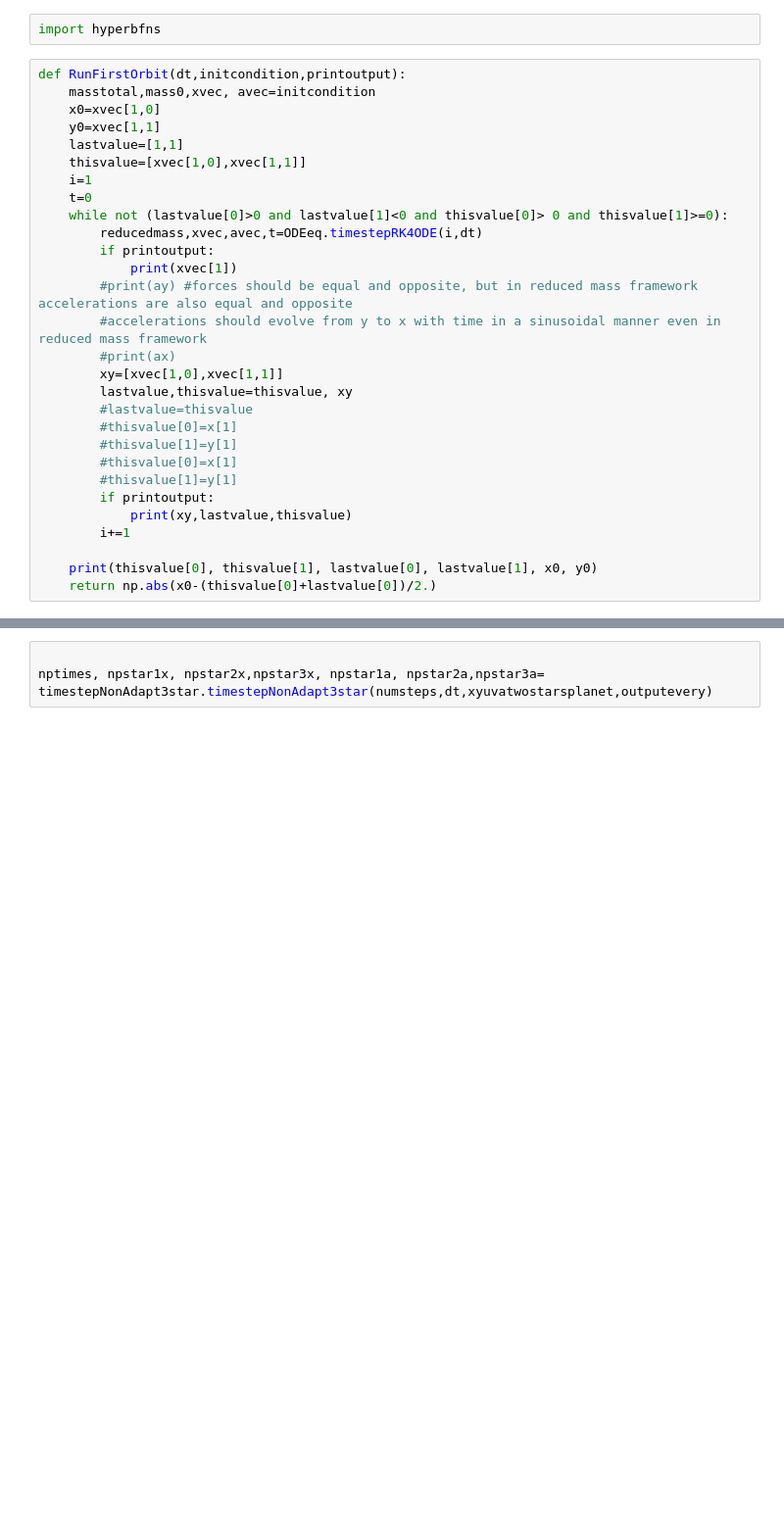
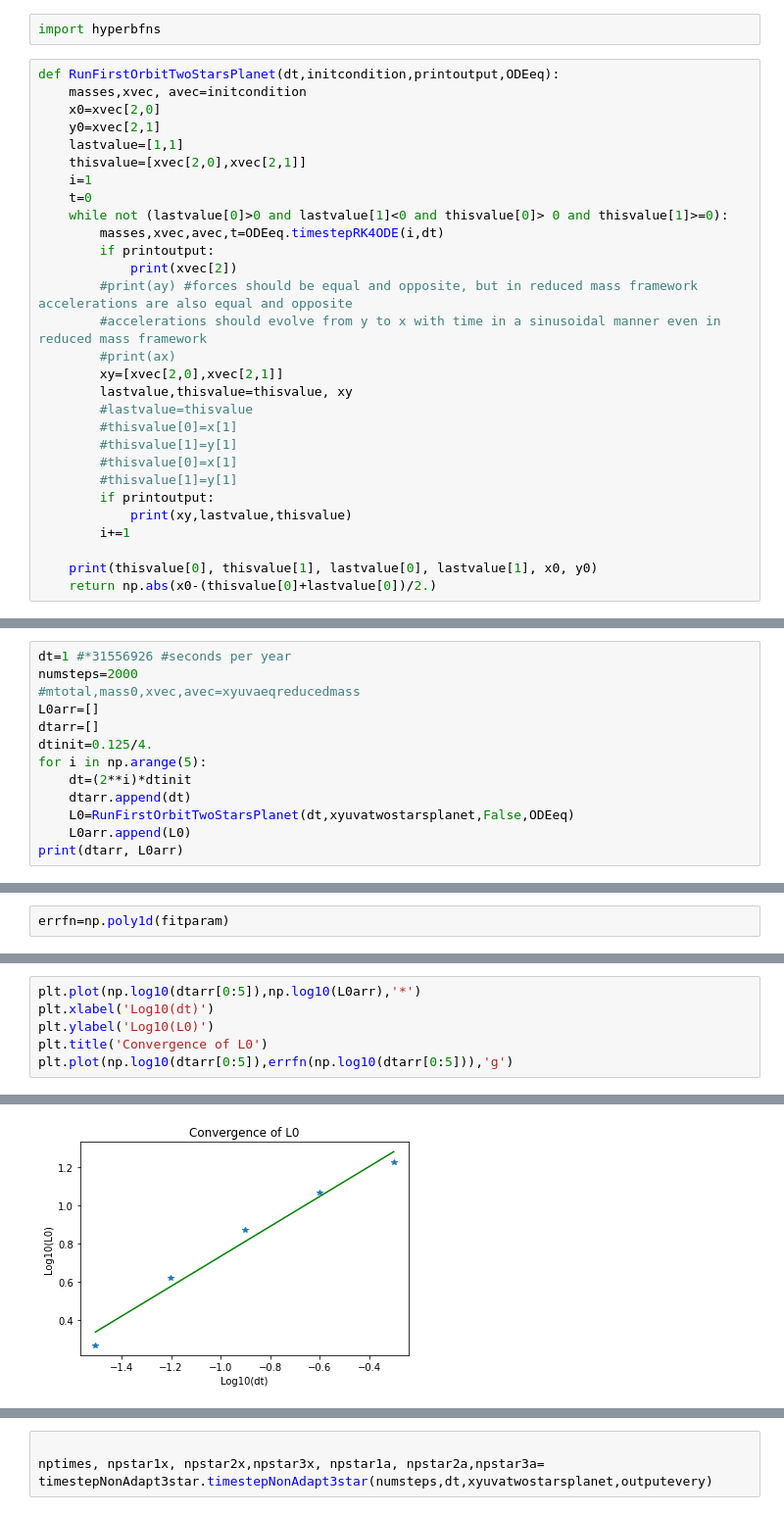
Before and after one commit to sdorsher/ThreeBodyOrbits, a Jupyter notebook: TwoStarsOnePlanet_convergenceTest.ipynb, the cells around one changed output, grey strips where cells are left out. Shown: that part at 98% size. Drawn from its saved outputs; the diff is of its cells as text; blank space fills up the shorter version.

```diff
--- a/TwoStarsOnePlanet_convergenceTest.ipynb
+++ b/TwoStarsOnePlanet_convergenceTest.ipynb
@@ -132,22 +208,22 @@ import ellipsefns
 # %%
 import hyperbfns
 # %%
-def RunFirstOrbit(dt,initcondition,printoutput):
-    masstotal,mass0,xvec, avec=initcondition
-    x0=xvec[1,0]
-    y0=xvec[1,1]
+def RunFirstOrbitTwoStarsPlanet(dt,initcondition,printoutput,ODEeq):
+    masses,xvec, avec=initcondition
+    x0=xvec[2,0]
+    y0=xvec[2,1]
     lastvalue=[1,1]
-    thisvalue=[xvec[1,0],xvec[1,1]]
+    thisvalue=[xvec[2,0],xvec[2,1]]
     i=1
     t=0
     while not (lastvalue[0]>0 and lastvalue[1]<0 and thisvalue[0]> 0 and thisvalue[1]>=0):
-        reducedmass,xvec,avec,t=ODEeq.timestepRK4ODE(i,dt)
+        masses,xvec,avec,t=ODEeq.timestepRK4ODE(i,dt)
         if printoutput:
-            print(xvec[1])
+            print(xvec[2])
         #print(ay) #forces should be equal and opposite, but in reduced mass framework accelerations are also equal and opposite
         #accelerations should evolve from y to x with time in a sinusoidal manner even in reduced mass framework
         #print(ax)
-        xy=[xvec[1,0],xvec[1,1]]
+        xy=[xvec[2,0],xvec[2,1]]
         lastvalue,thisvalue=thisvalue, xy
         #lastvalue=thisvalue
         #thisvalue[0]=x[1]
@@ -162,0 +247,13 @@ def RunFirstOrbit(dt,initcondition,printoutput):
+# %%
+dt=1 #*31556926 #seconds per year
+numsteps=2000
+#mtotal,mass0,xvec,avec=xyuvaeqreducedmass
+L0arr=[]
+dtarr=[]
+dtinit=0.125/4.
+for i in np.arange(5):
+    dt=(2**i)*dtinit
+    dtarr.append(dt)
+    L0=RunFirstOrbitTwoStarsPlanet(dt,xyuvatwostarsplanet,False,ODEeq)
+    L0arr.append(L0)
+print(dtarr, L0arr)
@@ -162,0 +291,2 @@ def RunFirstOrbit(dt,initcondition,printoutput):
+# %%
+errfn=np.poly1d(fitparam)
@@ -162,0 +299,7 @@ def RunFirstOrbit(dt,initcondition,printoutput):
+# %%
+plt.plot(np.log10(dtarr[0:5]),np.log10(L0arr),'*')
+plt.xlabel('Log10(dt)')
+plt.ylabel('Log10(L0)')
+plt.title('Convergence of L0')
+plt.plot(np.log10(dtarr[0:5]),errfn(np.log10(dtarr[0:5])),'g')
+# %% [output]
@@ -162,0 +307 @@ def RunFirstOrbit(dt,initcondition,printoutput):
+[figure, added]
```
Also changed, not shown: parts of 25 cells of this notebook.
